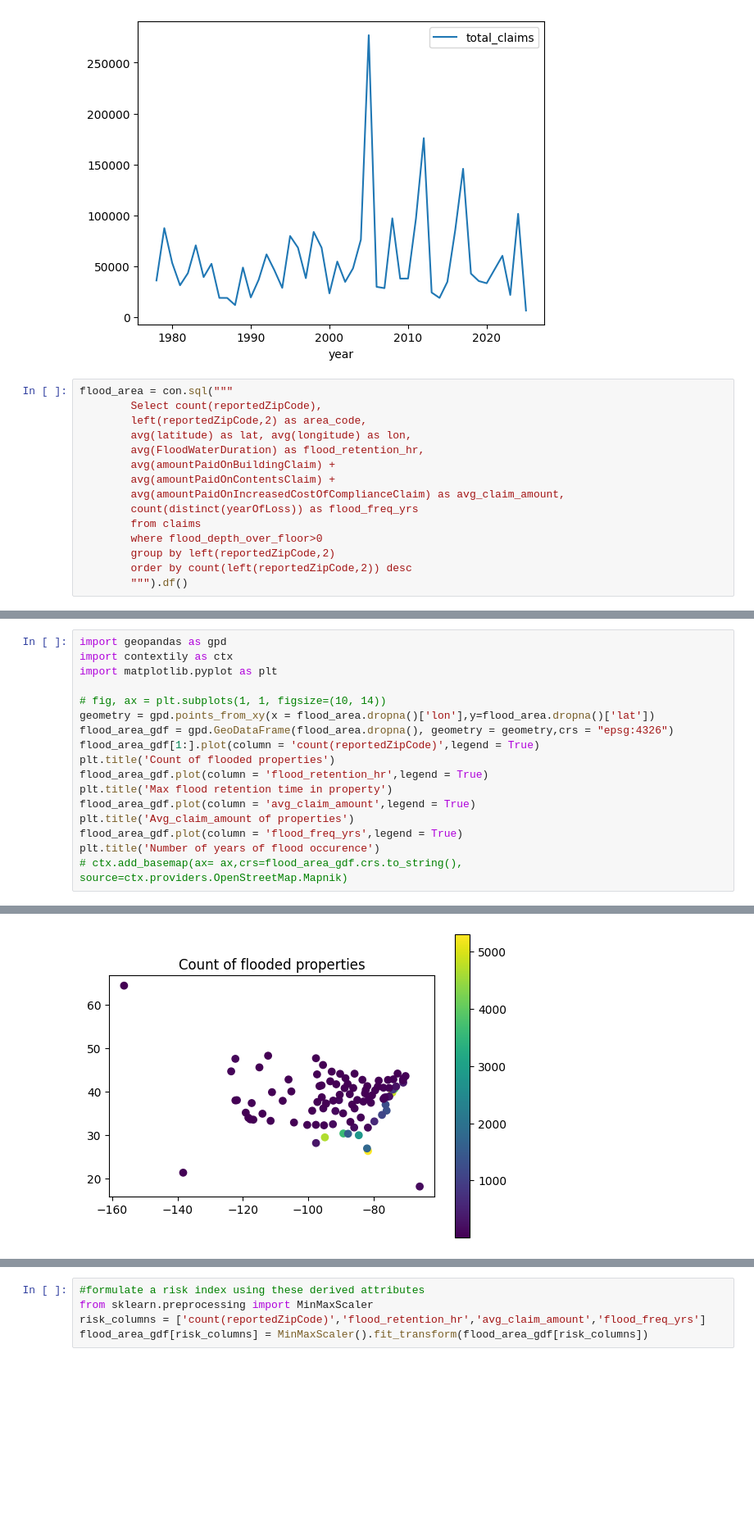
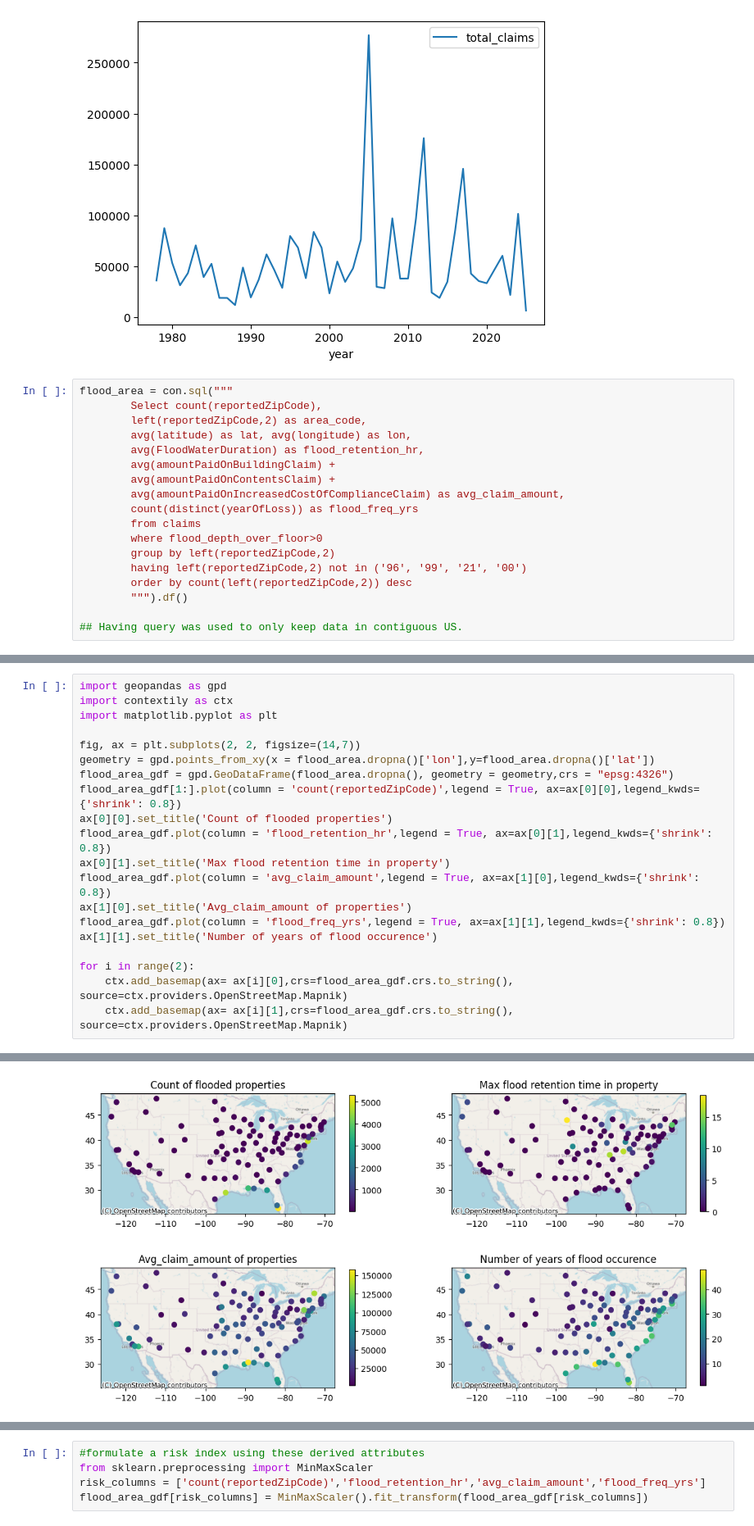
Before and after one commit to pranjaliborse2/FEMA-Flood-Insurance-Data-Python-SQL-DuckDB-, a Jupyter notebook: NFIP_data.ipynb, the cells around one changed output, grey strips where cells are left out. Shown at 82% size. Saved outputs shown, nothing was run; the diff lists cells and outputs as text; blank space fills up the shorter version.

```diff
--- a/NFIP_data.ipynb
+++ b/NFIP_data.ipynb
@@ -195,8 +195,11 @@ flood_area = con.sql("""
         from claims
         where flood_depth_over_floor>0
         group by left(reportedZipCode,2)
+        having left(reportedZipCode,2) not in ('96', '99', '21', '00')
         order by count(left(reportedZipCode,2)) desc
         """).df()
+
+## Having query was used to only keep data in contiguous US.
 # %%
 flood_area
 # %% [output]
@@ -218,16 +221,19 @@ import geopandas as gpd
 import contextily as ctx
 import matplotlib.pyplot as plt
 
-# fig, ax = plt.subplots(1, 1, figsize=(10, 14))
+fig, ax = plt.subplots(2, 2, figsize=(14,7))
 geometry = gpd.points_from_xy(x = flood_area.dropna()['lon'],y=flood_area.dropna()['lat'])
 flood_area_gdf = gpd.GeoDataFrame(flood_area.dropna(), geometry = geometry,crs = "epsg:4326")
-flood_area_gdf[1:].plot(column = 'count(reportedZipCode)',legend = True)
-plt.title('Count of flooded properties')
-flood_area_gdf.plot(column = 'flood_retention_hr',legend = True)
-plt.title('Max flood retention time in property')
-flood_area_gdf.plot(column = 'avg_claim_amount',legend = True)
-plt.title('Avg_claim_amount of properties')
-flood_area_gdf.plot(column = 'flood_freq_yrs',legend = True)
-plt.title('Number of years of flood occurence')
-# ctx.add_basemap(ax= ax,crs=flood_area_gdf.crs.to_string(), source=ctx.providers.OpenStreetMap.Mapnik)
+flood_area_gdf[1:].plot(column = 'count(reportedZipCode)',legend = True, ax=ax[0][0],legend_kwds={'shrink': 0.8})
+ax[0][0].set_title('Count of flooded properties')
+flood_area_gdf.plot(column = 'flood_retention_hr',legend = True, ax=ax[0][1],legend_kwds={'shrink': 0.8})
+ax[0][1].set_title('Max flood retention time in property')
+flood_area_gdf.plot(column = 'avg_claim_amount',legend = True, ax=ax[1][0],legend_kwds={'shrink': 0.8})
+ax[1][0].set_title('Avg_claim_amount of properties')
+flood_area_gdf.plot(column = 'flood_freq_yrs',legend = True, ax=ax[1][1],legend_kwds={'shrink': 0.8})
+ax[1][1].set_title('Number of years of flood occurence')
+
+for i in range(2):
+    ctx.add_basemap(ax= ax[i][0],crs=flood_area_gdf.crs.to_string(), source=ctx.providers.OpenStreetMap.Mapnik)
+    ctx.add_basemap(ax= ax[i][1],crs=flood_area_gdf.crs.to_string(), source=ctx.providers.OpenStreetMap.Mapnik)
 # %% [output]
@@ -235 +240 @@ Text(0.5, 1.0, 'Number of years of flood occurence')
-[figure, old version]
+[figure, new version]
```
Also changed, not shown: parts of 6 cells of this notebook.
